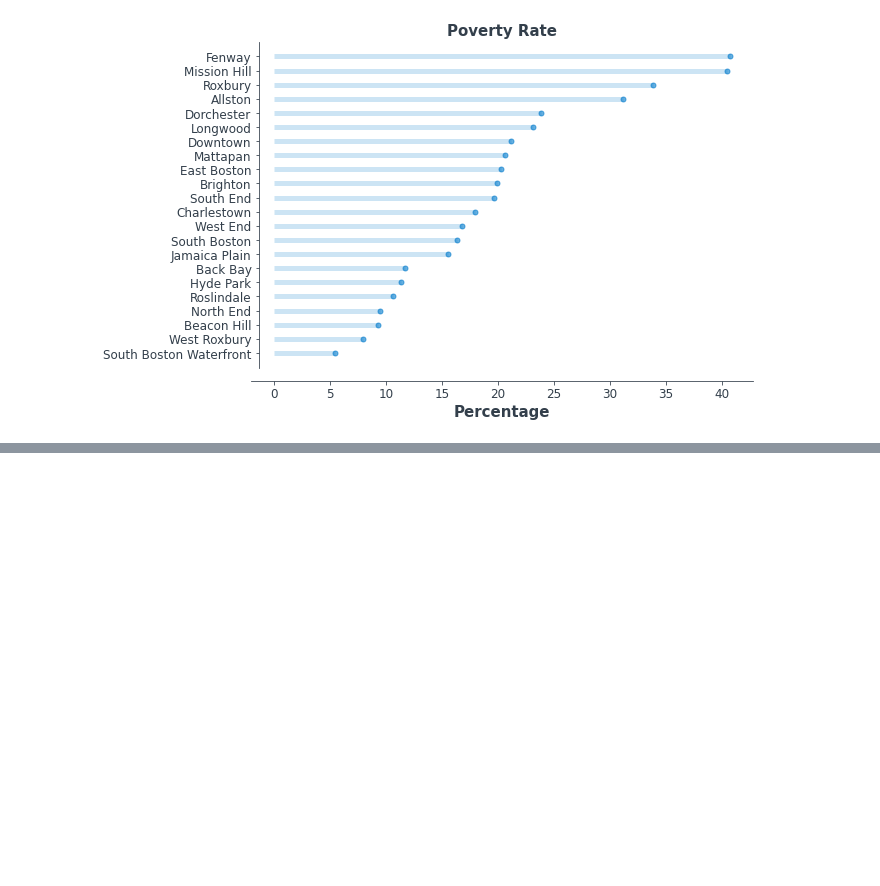
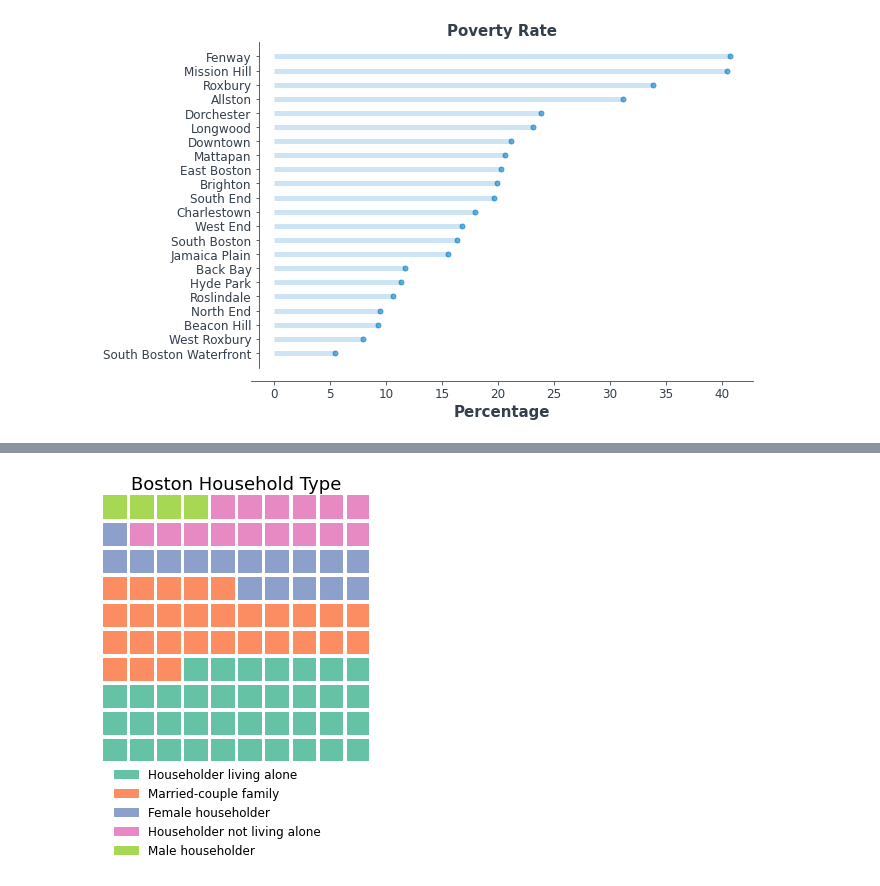
Before and after one commit to ryancaralis/Projects, a Jupyter notebook: Boston Demographics Viz.ipynb, the cells around one changed output, grey strips where cells are left out. Saved outputs shown, nothing was run; the diff lists cells and outputs as text; code cells hidden in the pictures; blank space fills up the shorter version.

```diff
--- a/Boston Demographics Viz.ipynb
+++ b/Boston Demographics Viz.ipynb
@@ -502,3 +507,36 @@ barh('Poverty Rate')
 choropleth('Per Capita Income')
 # %% [output]
 [interactive output not drawn]
+# %%
+df_Hh_type = read_demographic_data('Household Type')
+df_Hh_type_viz = df_Hh_type.drop(['Total:', 'Married-couple family', 'Male householder, no wife present', 'Female householder, no husband present', 'Householder living alone', 'Householder not living alone'], axis = 1)
+df_Hh_type_viz.rename({'%':'Married-couple family', '%.1':'Male householder', '%.2':'Female householder', '%.3':'Householder living alone', '%.4':'Householder not living alone'}, inplace = True, axis = 1)
+df_Hh_type_viz = df_Hh_type_viz.loc['Boston']
+df_Hh_type_viz = df_Hh_type_viz * 100
+df_Hh_type_viz = round(df_Hh_type_viz)
+df_Hh_type_viz.sort_values(inplace = True, ascending = False)
+
+fig4 = plt.figure(
+    FigureClass = Waffle,
+    values = list(df_Hh_type_viz.values),
+    labels = list(df_Hh_type_viz.index),
+    figsize = (6,6),
+    columns = 10,
+    block_arranging_style = 'snake',
+    vertical = True,
+    title = {
+        'label': 'Boston Household Type',
+        'loc': 'center',
+        'fontdict': {
+            'fontsize': 18 }
+    },
+    legend = {
+        'loc': 'lower left',
+        'bbox_to_anchor': (0, -0.4),
+        'framealpha': 0,
+        'fontsize': 12
+    }
+
+)
+# %% [output]
+[figure, added]
```
Also changed, not shown: parts of 11 cells of this notebook.
